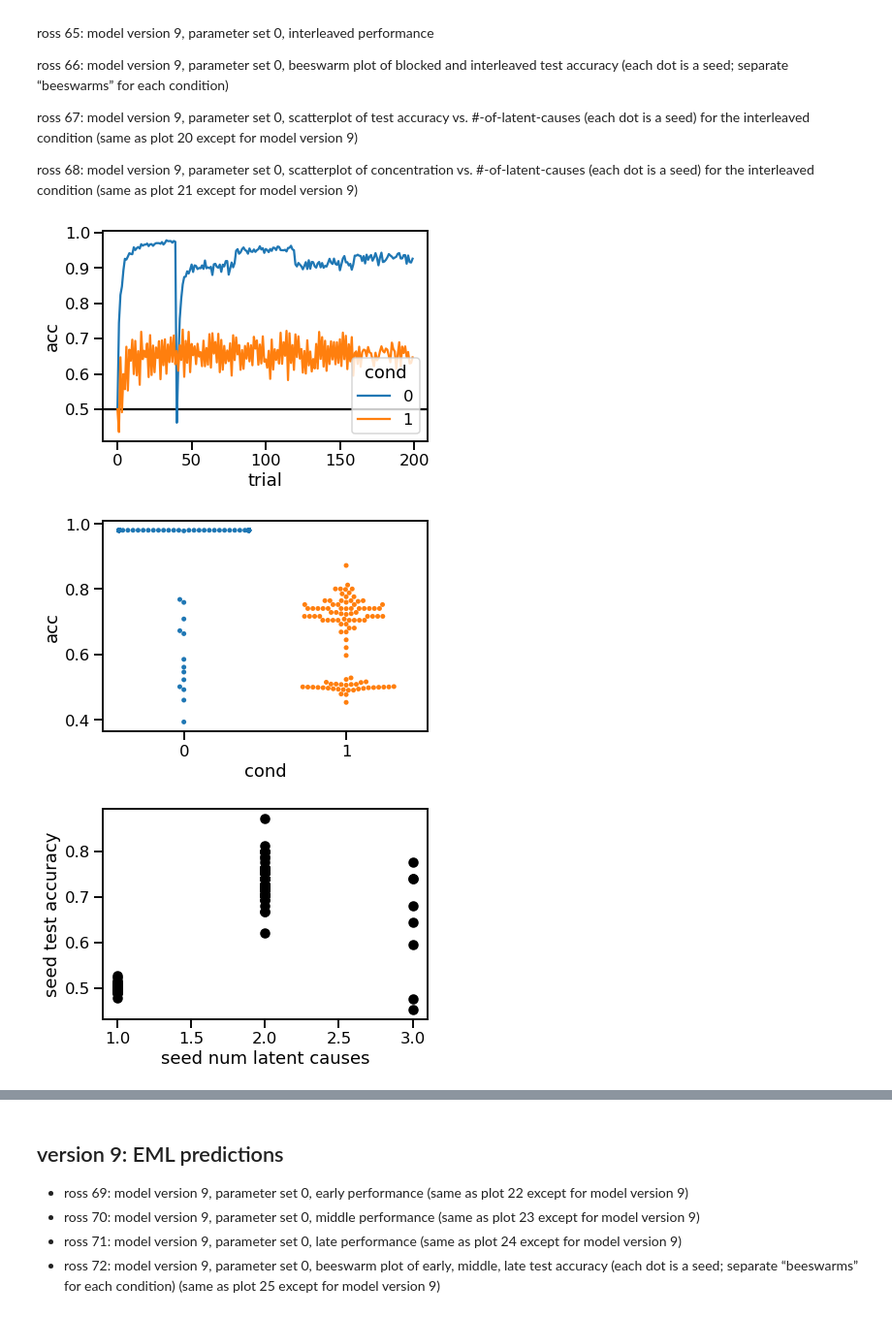
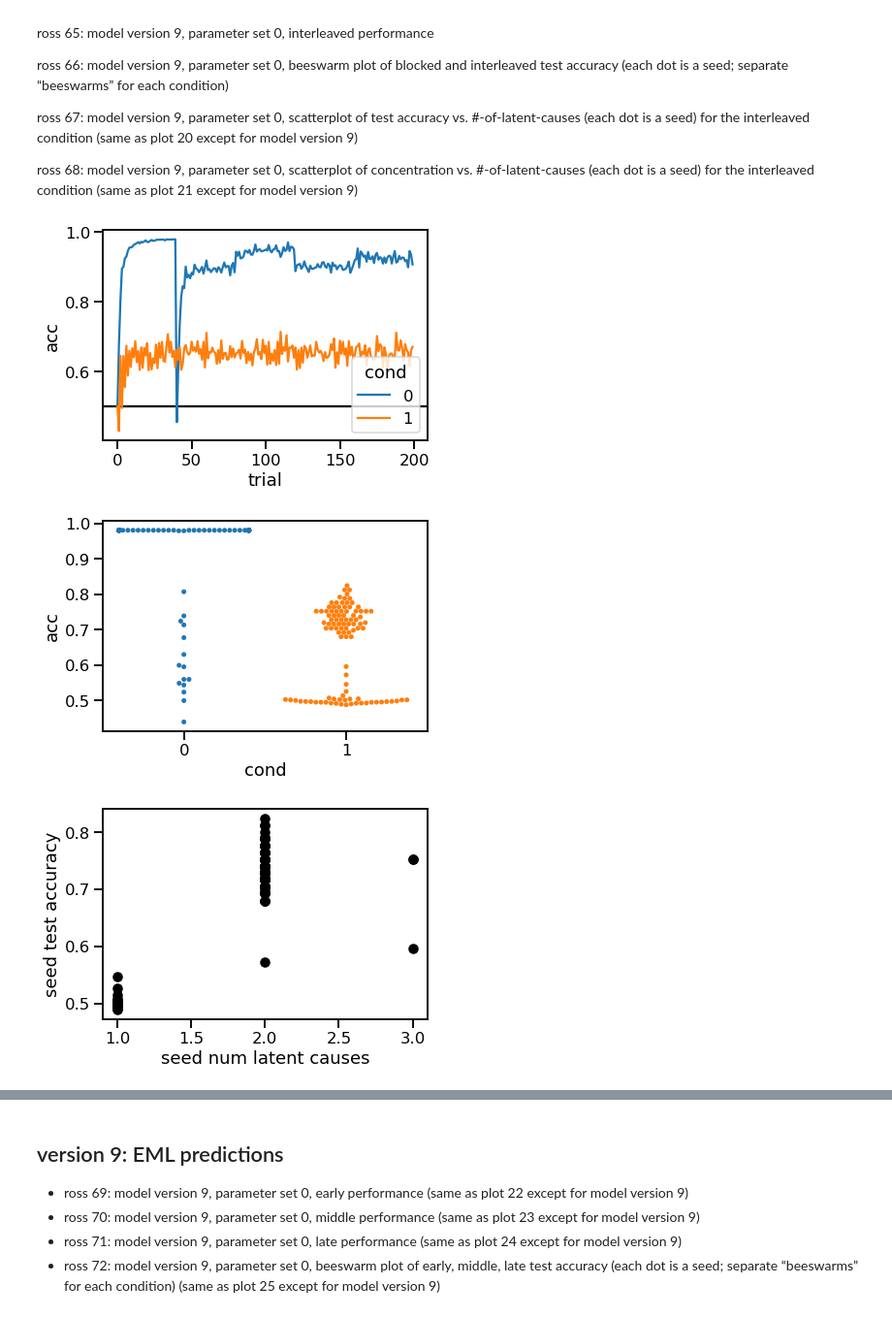
Before and after one commit to andrebeu/cswFinal, a Jupyter notebook: AB-FIGS.ipynb, the cells around one changed output, grey strips where cells are left out. Shown at 97% size. Saved outputs shown, nothing was run; the diff lists cells and outputs as text; code cells hidden in the pictures.

```diff
--- a/AB-FIGS.ipynb
+++ b/AB-FIGS.ipynb
@@ -432,14 +432,14 @@ ross 67: model version 9, parameter set 0, scatterplot of test accuracy vs. #-of
 
 ross 68: model version 9, parameter set 0, scatterplot of concentration vs. #-of-latent-causes (each dot is a seed) for the interleaved condition (same as plot 21 except for model version 9)
 # %%
-gsname="gs0317_version9_concentrationAcross_skipt1False_except_blocked"
+gsname=V9
 lineplot_modelBI(gsname)
 beeswarm_modelBI(gsname)
 scatter_numlc_vs_acc(gsname)
 # %% [output]
-[figure, old version]
+[figure, new version]
-[figure, old version]
+[figure, new version]
-[figure, old version]
+[figure, new version]
 # %%
 # takes longer to run than above
 scatter_concentration_vs_numlc(gsname)
```
Also changed, not shown: parts of 15 cells of this notebook.
